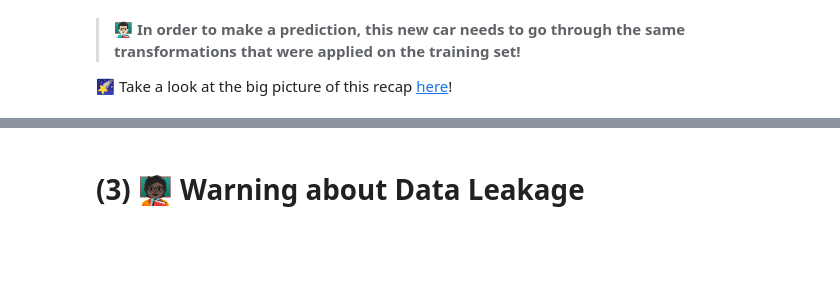
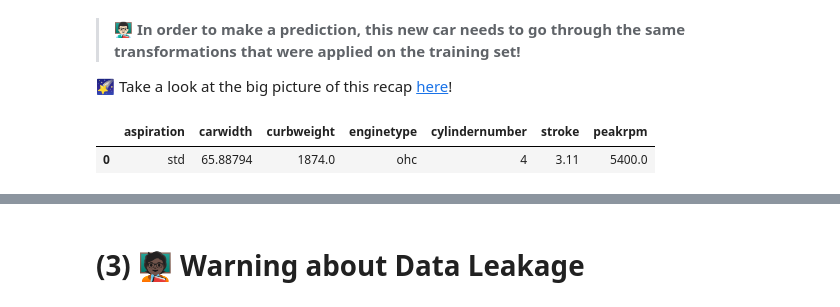
Before and after one commit to itsyeren/data-car-preparation, a Jupyter notebook: Recap - The Cars Dataset.ipynb, the cells around one changed output, grey strips where cells are left out. Drawn from its saved outputs; the diff is of its cells as text; code cells hidden in the pictures; blank space fills up the shorter version.

```diff
--- a/Recap - The Cars Dataset.ipynb
+++ b/Recap - The Cars Dataset.ipynb
@@ -498,4 +522,8 @@ new_car
 # %%
 # 0 - Fixing anomalous data
 
-pass  # YOUR CODE HERE
+new_car["cylindernumber"] = 4
+new_car
+# %% [output]
+|  | aspiration | carwidth | curbweight | enginetype | cylindernumber | stroke | peakrpm |
+| 0 | std | 65.88794 | 1874.0 | ohc | 4 | 3.11 | 5400.0 |
```
Also changed, not shown: parts of 16 cells of this notebook.
